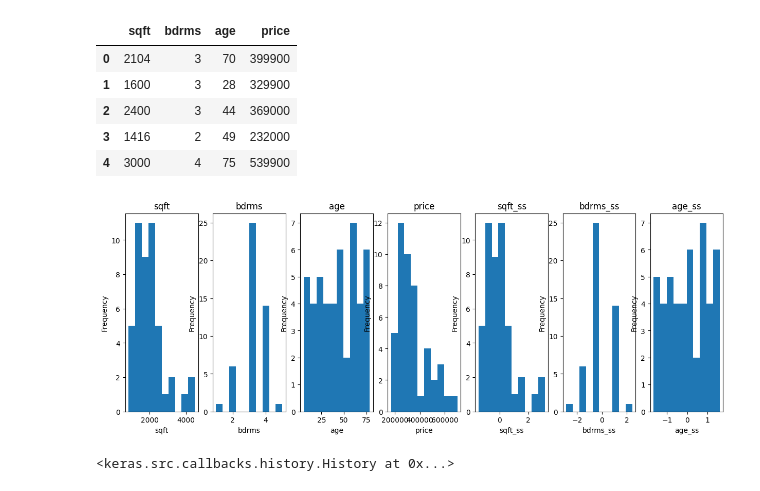
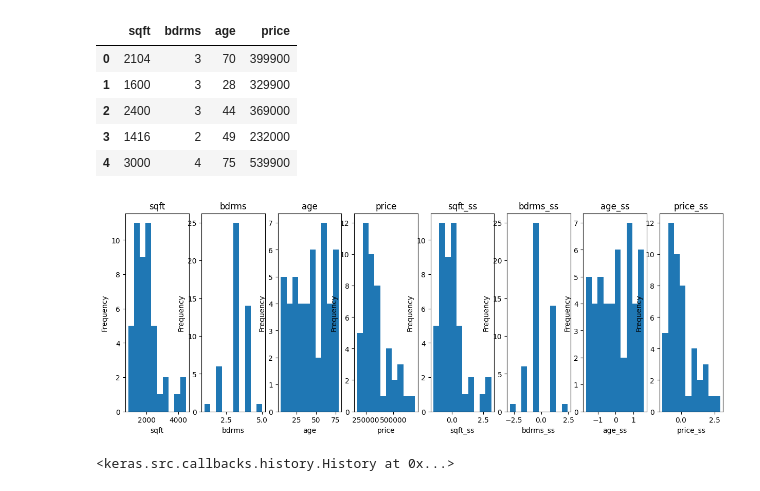
Before and after one commit to tcampbell90/zero_to_deep_learning_video, a Jupyter notebook: exercises/tc_exercise_3.ipynb, the cells around one changed output. Drawn from its saved outputs; the diff is of its cells as text; code cells hidden in the pictures.

```diff
--- a/exercises/tc_exercise_3.ipynb
+++ b/exercises/tc_exercise_3.ipynb
@@ -70,13 +70,14 @@ ss = StandardScaler()
 df['sqft_ss'] = ss.fit_transform(df[['sqft']])
 df['bdrms_ss'] = ss.fit_transform(df[['bdrms']])
 df['age_ss'] = ss.fit_transform(df[['age']])
+df['price_ss'] = ss.fit_transform(df[['price']])
 # %%
 plt.figure(figsize=(15,5))
 for i, feature in enumerate(df.columns):
-    plt.subplot(1,7, i+1)
+    plt.subplot(1,8, i+1)
     df[feature].plot(kind='hist', title=feature)
     plt.xlabel(feature)
 # %% [output]
-[figure, old version]
+[figure, new version]
 # %%
 X = df[['sqft_ss','bdrms_ss','age_ss']].values
```
Also changed, not shown: parts of 4 cells of this notebook.
